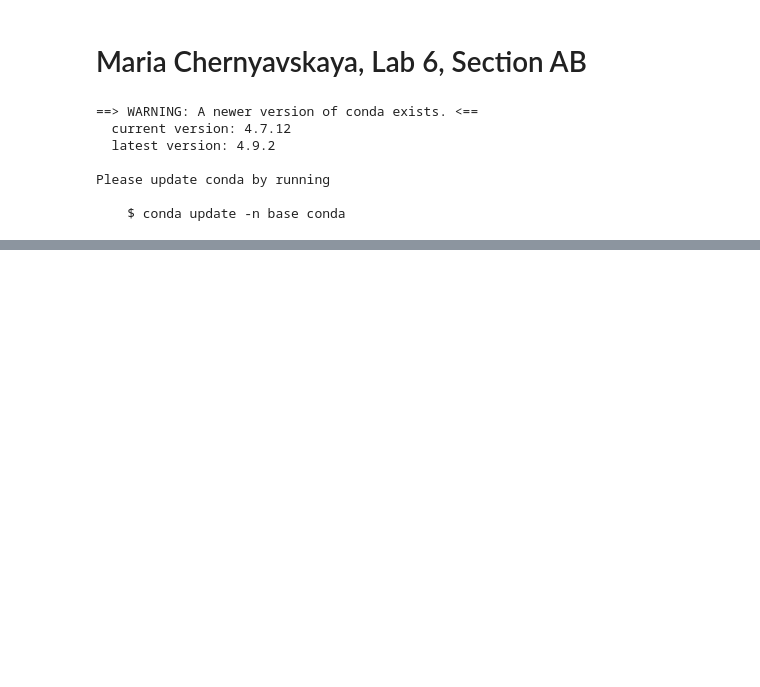
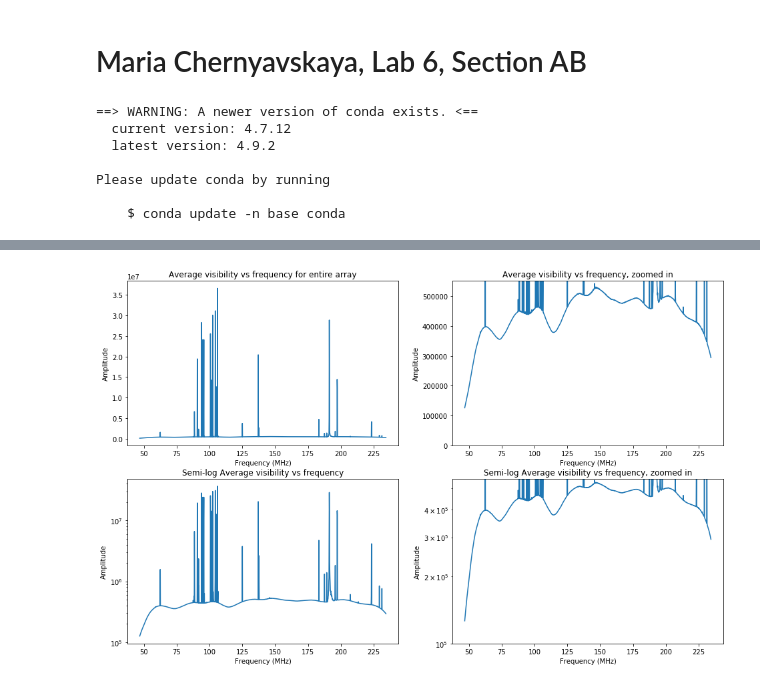
Before and after one commit to maria8ch/Phys434_BigData, a Jupyter notebook: Chernyavskaya_Report6.ipynb, the cells around one changed output, grey strips where cells are left out. Cells and saved outputs as stored; diff of their text form; code cells hidden in the pictures; blank space fills up the shorter version.

```diff
--- a/Chernyavskaya_Report6.ipynb
+++ b/Chernyavskaya_Report6.ipynb
@@ -65,0 +28,12 @@ e) Discuss the answer to part d in some depth. Is it symmetric? Is it biased? Do
+# %%
+uv = UVData()
+uv.read('/home/jovyan/Phys434_BigData/zen.2459122.62018.mini.sum.uvh5')
+pairs = uv.get_antpairs()
+background = []
+for i in range(len(pairs)):
+    dat = np.abs(uv.get_data(pairs[i]))
+    dat = dat[3]
+    background.append(dat)
+
+freqs = uv.freq_array.flatten() * 1e-6
+avgbackground = (np.array(background)).mean(axis=0)
@@ -65,0 +45,28 @@ e) Discuss the answer to part d in some depth. Is it symmetric? Is it biased? Do
+# %%
+fig, ax = plt.subplots(2,2, figsize=(16,10))
+
+ax[0,0].plot(freqs, avgbackground)
+ax[0,0].set_title('Average visibility vs frequency for entire array')
+ax[0,0].set_xlabel('Frequency (MHz)')
+ax[0,0].set_ylabel('Amplitude')
+
+ax[1,0].plot(freqs, avgbackground)
+ax[1,0].set_title('Semi-log Average visibility vs frequency')
+ax[1,0].set_xlabel('Frequency (MHz)')
+ax[1,0].set_ylabel('Amplitude')
+ax[1,0].set_yscale('log')
+
+ax[0,1].plot(freqs, avgbackground)
+ax[0,1].set_title('Average visibility vs frequency, zoomed in')
+ax[0,1].set_xlabel('Frequency (MHz)')
+ax[0,1].set_ylabel('Amplitude')
+ax[0,1].set_ylim(0,.55e6)
+ax[1,1].plot(freqs, avgbackground)
+
+ax[1,1].set_title('Semi-log Average visibility vs frequency, zoomed in')
+ax[1,1].set_xlabel('Frequency (MHz)')
+ax[1,1].set_ylabel('Amplitude')
+ax[1,1].set_ylim(1e5,.55e6)
+ax[1,1].set_yscale('log');
+# %% [output]
+[figure, added]
```
Also changed, not shown: parts of 15 cells of this notebook.
